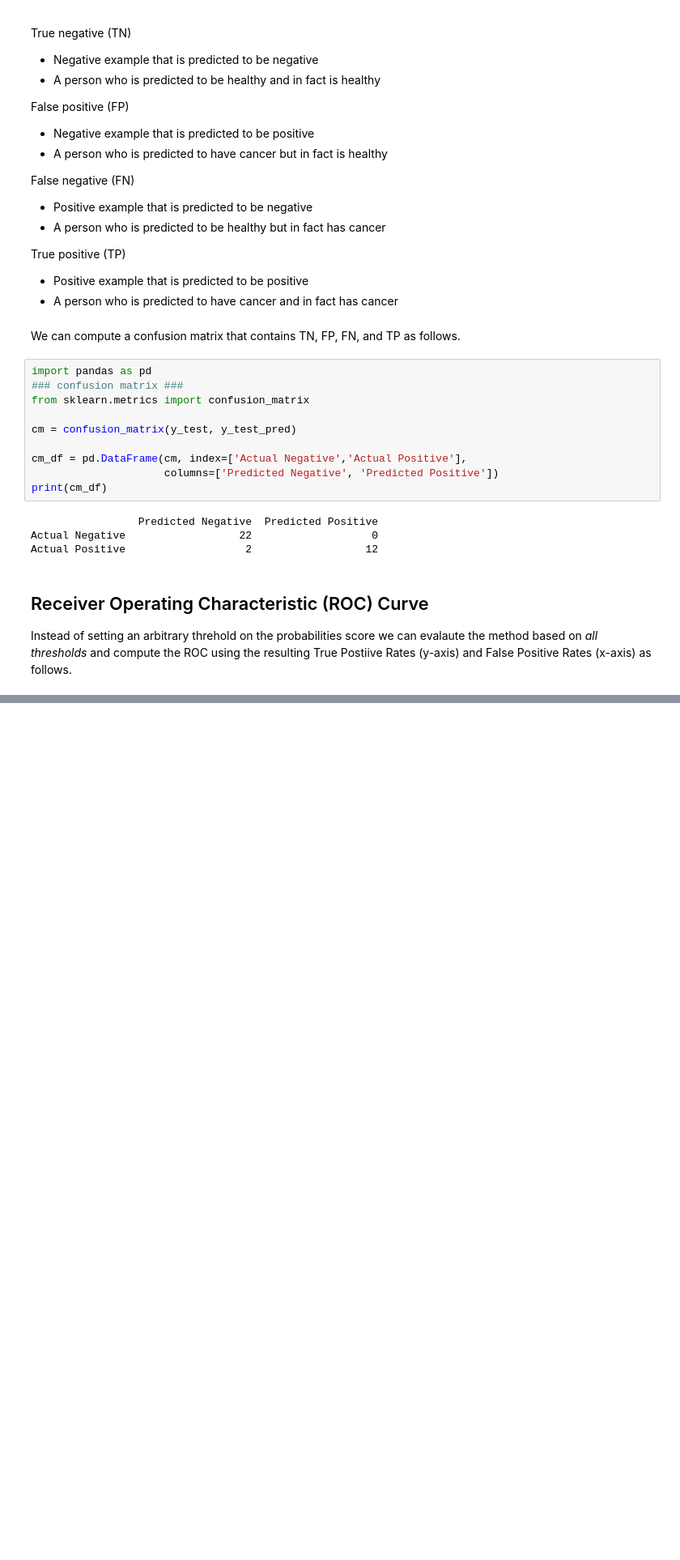
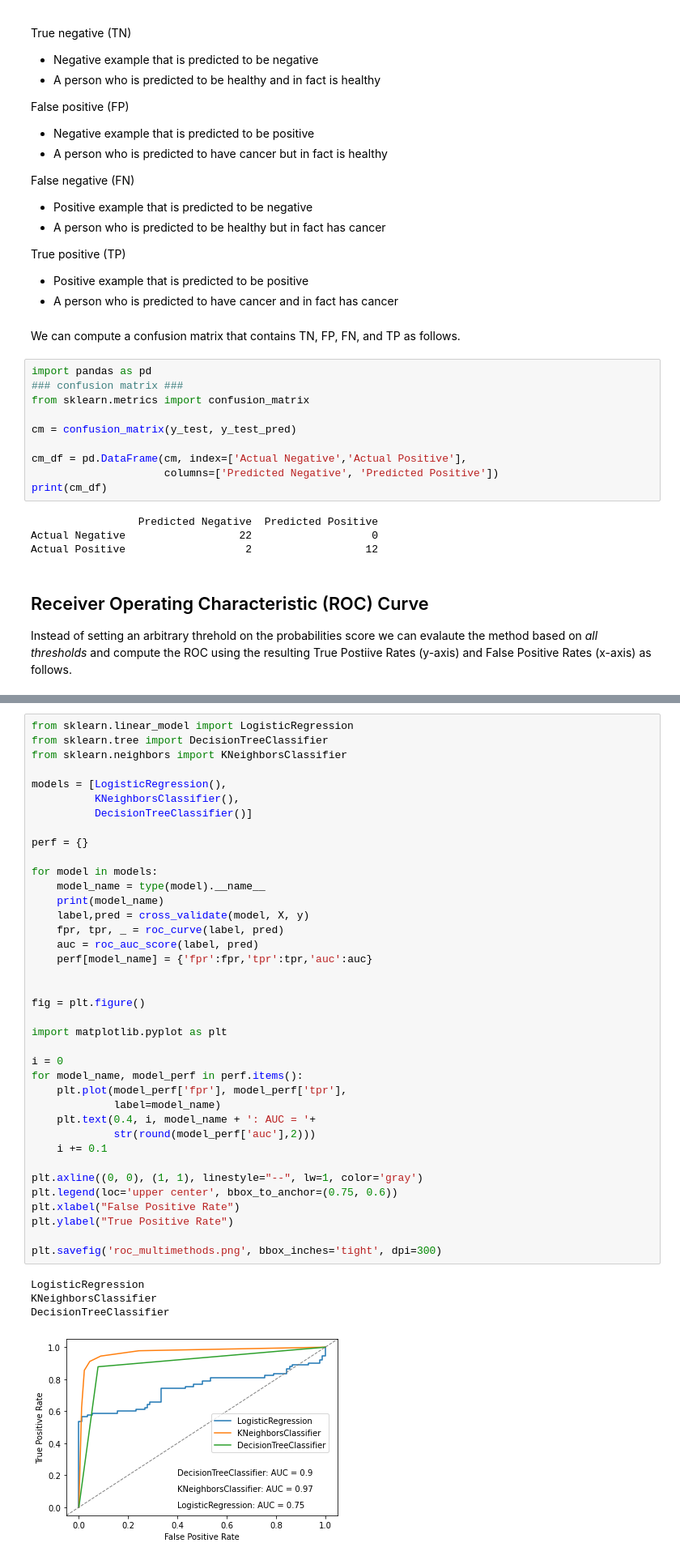
Before and after one commit to yueliyl/gec_intro2ml, a Jupyter notebook: ModelEvaluation.ipynb, the cells around one changed output, grey strips where cells are left out. Shown at 81% size. Saved outputs shown, nothing was run; the diff lists cells and outputs as text; blank space fills up the shorter version.

```diff
--- a/ModelEvaluation.ipynb
+++ b/ModelEvaluation.ipynb
@@ -352,0 +326,43 @@ DecisionTreeClassifier
+# %%
+from sklearn.linear_model import LogisticRegression
+from sklearn.tree import DecisionTreeClassifier
+from sklearn.neighbors import KNeighborsClassifier
+
+models = [LogisticRegression(),
+          KNeighborsClassifier(),
+          DecisionTreeClassifier()]
+
+perf = {}
+
+for model in models:
+    model_name = type(model).__name__
+    print(model_name)
+    label,pred = cross_validate(model, X, y)
+    fpr, tpr, _ = roc_curve(label, pred)
+    auc = roc_auc_score(label, pred)
+    perf[model_name] = {'fpr':fpr,'tpr':tpr,'auc':auc}
+
+
+fig = plt.figure()
+
+import matplotlib.pyplot as plt
+
+i = 0
+for model_name, model_perf in perf.items():
+    plt.plot(model_perf['fpr'], model_perf['tpr'],
+             label=model_name)
+    plt.text(0.4, i, model_name + ': AUC = '+
+             str(round(model_perf['auc'],2)))
+    i += 0.1
+
+plt.axline((0, 0), (1, 1), linestyle="--", lw=1, color='gray')
+plt.legend(loc='upper center', bbox_to_anchor=(0.75, 0.6))
+plt.xlabel("False Positive Rate")
+plt.ylabel("True Positive Rate")
+
+plt.savefig('roc_multimethods.png', bbox_inches='tight', dpi=300)
+# %% [output]
+LogisticRegression
+KNeighborsClassifier
+DecisionTreeClassifier
+[figure, added]
```
Also changed, not shown: parts of 4 cells of this notebook.
